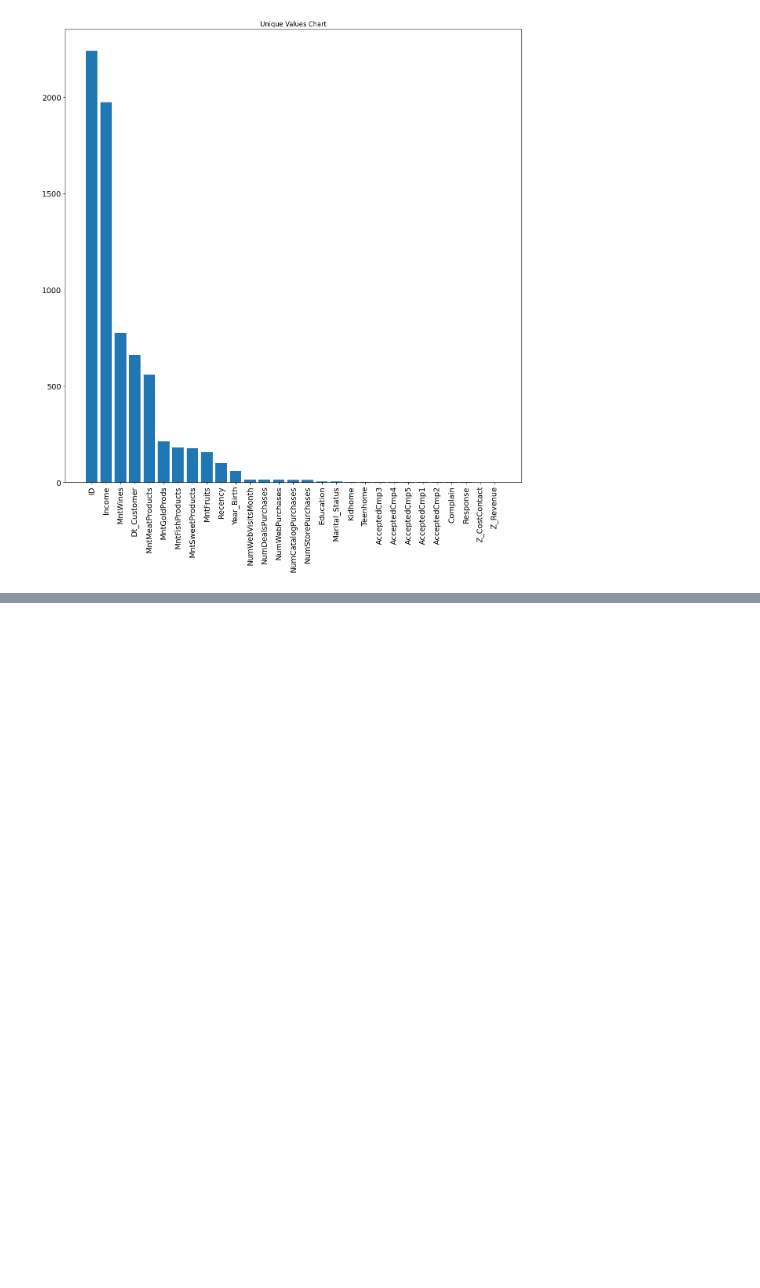
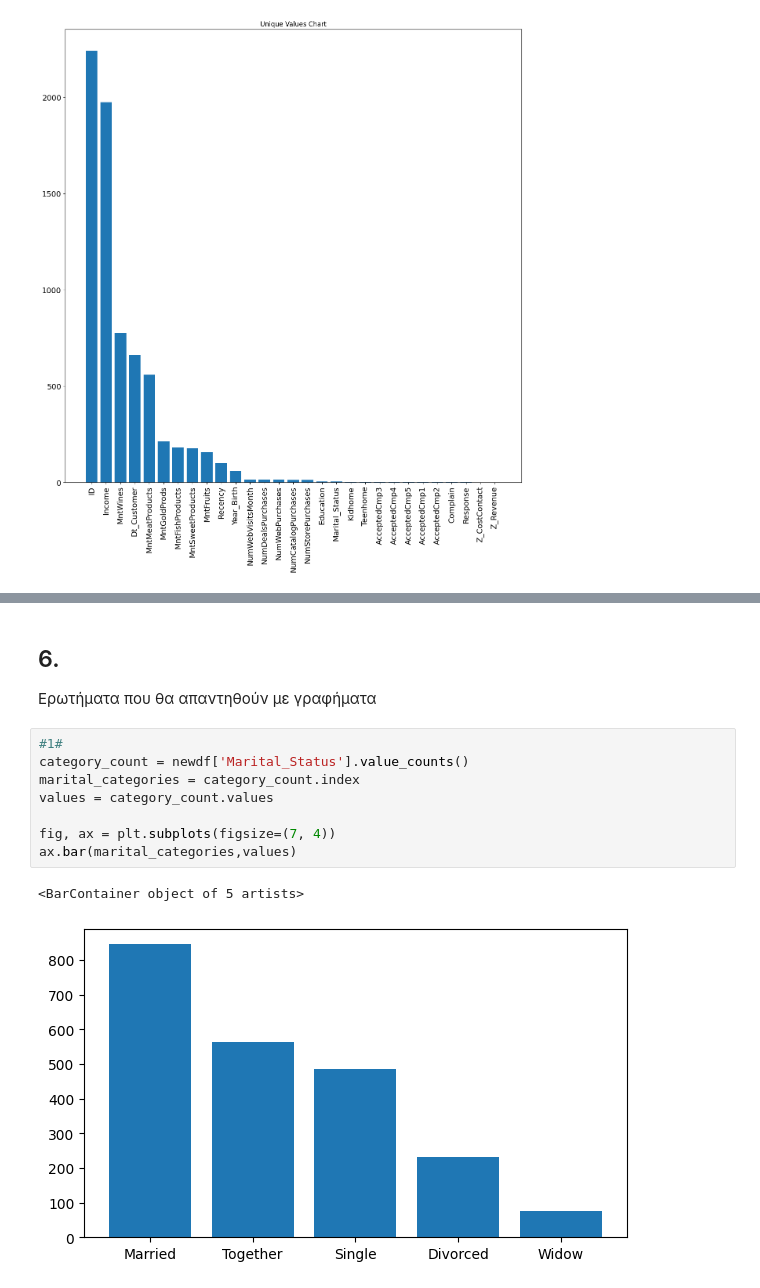
Before and after one commit to UpTheShipCreek/Data_Mining_Techniques_1, a Jupyter notebook: assingment1.ipynb, the cells around one changed output, grey strips where cells are left out. Saved outputs shown, nothing was run; the diff lists cells and outputs as text; blank space fills up the shorter version.

```diff
--- a/assingment1.ipynb
+++ b/assingment1.ipynb
@@ -155,0 +255,14 @@ plt.show()
+# %% [markdown]
+## 6.
+Ερωτήματα που θα απαντηθούν με γραφήματα
+# %%
+#1#
+category_count = newdf['Marital_Status'].value_counts()
+marital_categories = category_count.index
+values = category_count.values
+
+fig, ax = plt.subplots(figsize=(7, 4))
+ax.bar(marital_categories,values)
+# %% [output]
+<BarContainer object of 5 artists>
+[figure, added]
```
Also changed, not shown: parts of 22 cells of this notebook.
